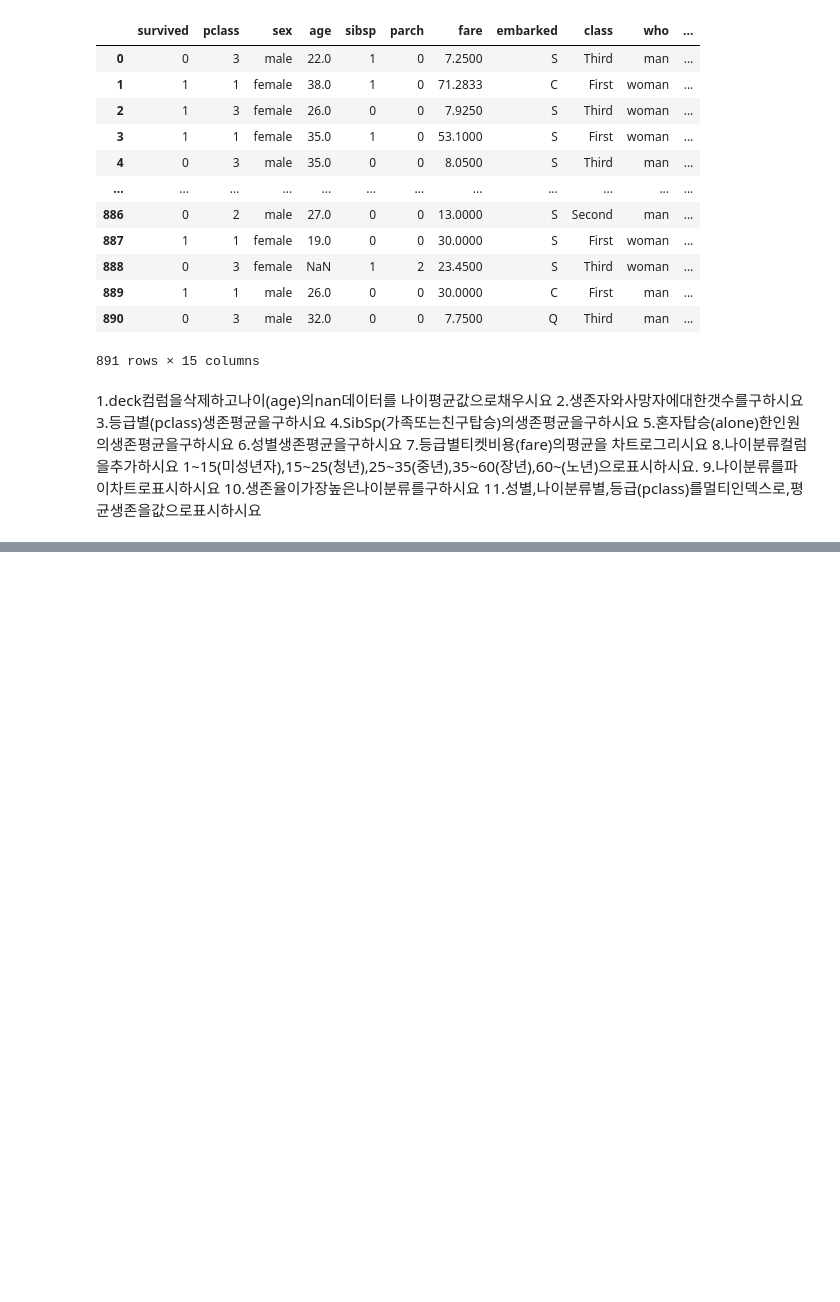
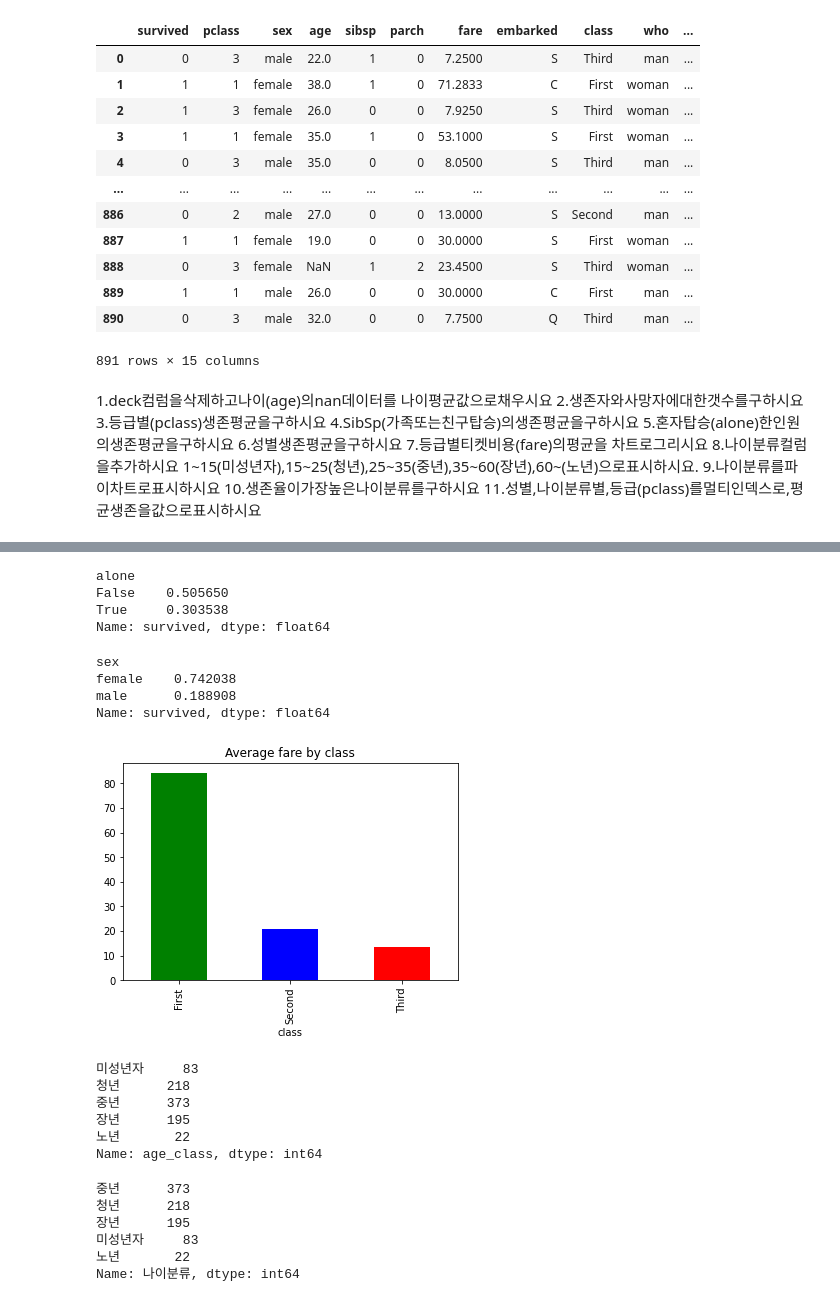
Before and after one commit to hyo-jae-jung/Pandas, a Jupyter notebook: Practise Pandas(titanic).ipynb, the cells around one changed output, grey strips where cells are left out. Saved outputs shown, nothing was run; the diff lists cells and outputs as text; code cells hidden in the pictures; blank space fills up the shorter version.

```diff
--- a/Practise Pandas(titanic).ipynb
+++ b/Practise Pandas(titanic).ipynb
@@ -35,4 +35,6 @@ titanic
 10.생존율이가장높은나이분류를구하시요
 11.성별,나이분류별,등급(pclass)를멀티인덱스로,평균생존을값으로표시하시요
 # %%
-# 1.deck컴럼을삭제하고나이(age)의nan데이터를 나이평균값으로채우시요
+# 1.deck컴럼을삭제하고 나이(age)의nan데이터를 나이평균값으로채우시요
+titanic.drop('deck',axis=1,inplace=True)
+titanic.loc[pd.isna(titanic['age']),'age'] = titanic.loc[:,'age'].mean()
@@ -38,0 +102,22 @@ titanic
+# %%
+# 5.혼자탑승(alone)한인원의생존평균을구하시요
+titanic.groupby('alone').mean()['survived']
+# %% [output]
+alone
+False    0.505650
+True     0.303538
+Name: survived, dtype: float64
+# %%
+# 6.성별생존평균을구하시요
+titanic.groupby('sex').mean()['survived']
+# %% [output]
+sex
+female    0.742038
+male      0.188908
+Name: survived, dtype: float64
+# %%
+# 7.등급별티켓비용(fare)의평균을 차트로그리시요
+titanic.groupby('class').mean()['fare'].plot(kind='bar',color=['g','b','r'],title='Average fare by class')
+plt.show()
+# %% [output]
+[figure, added]
@@ -38,0 +141,22 @@ titanic
+# %%
+age_class = titanic['age_class'].value_counts().loc[['미성년자','청년','중년','장년','노년']]
+age_class
+# %% [output]
+미성년자     83
+청년      218
+중년      373
+장년      195
+노년       22
+Name: age_class, dtype: int64
+# %%
+ageMx =int(titanic['age'].max())
+titanic['나이분류']=pd.cut( titanic['age'], [0,15,25,35,60,ageMx],
+      labels=['미성년자','청년','중년','장년','노년'] )
+titanic['나이분류'].value_counts()
+# %% [output]
+중년      373
+청년      218
+장년      195
+미성년자     83
+노년       22
+Name: 나이분류, dtype: int64
```
Also changed, not shown: parts of 12 cells of this notebook.
